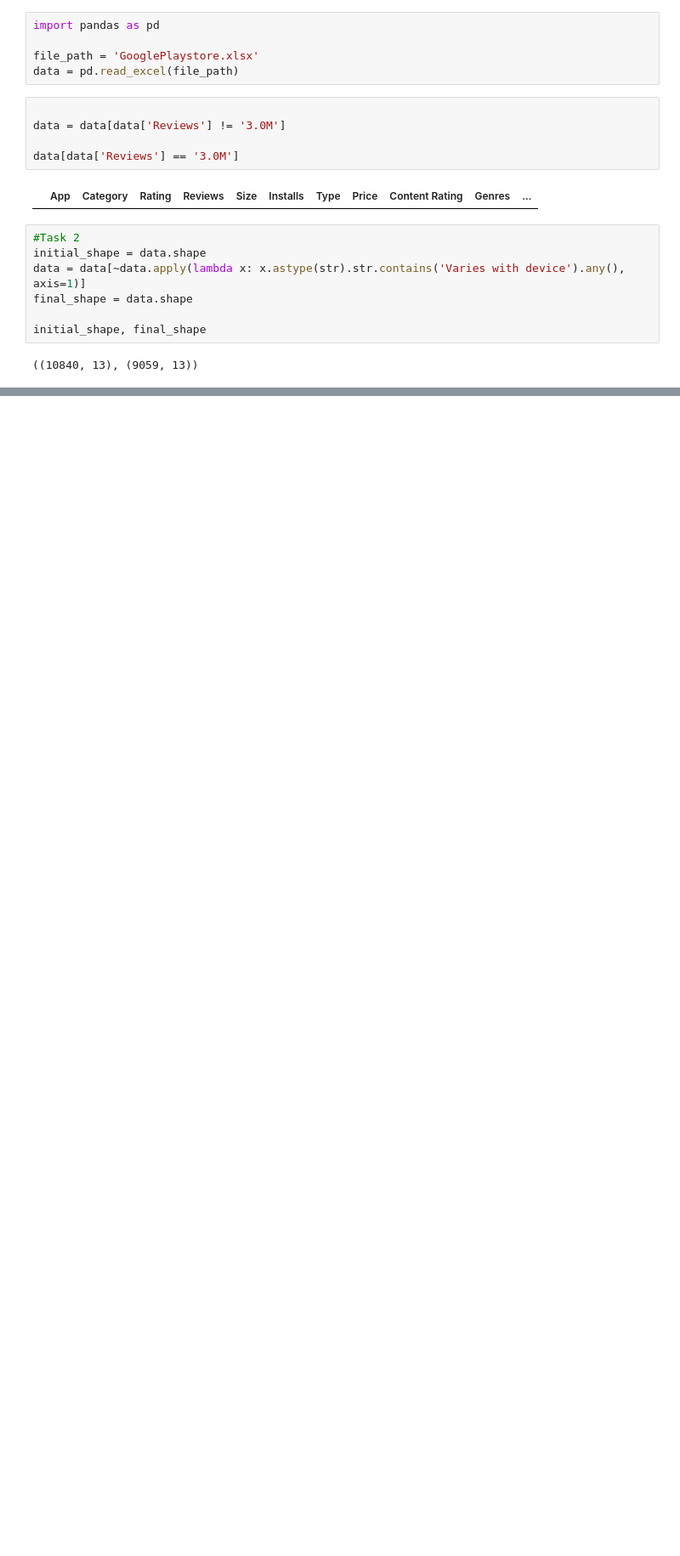
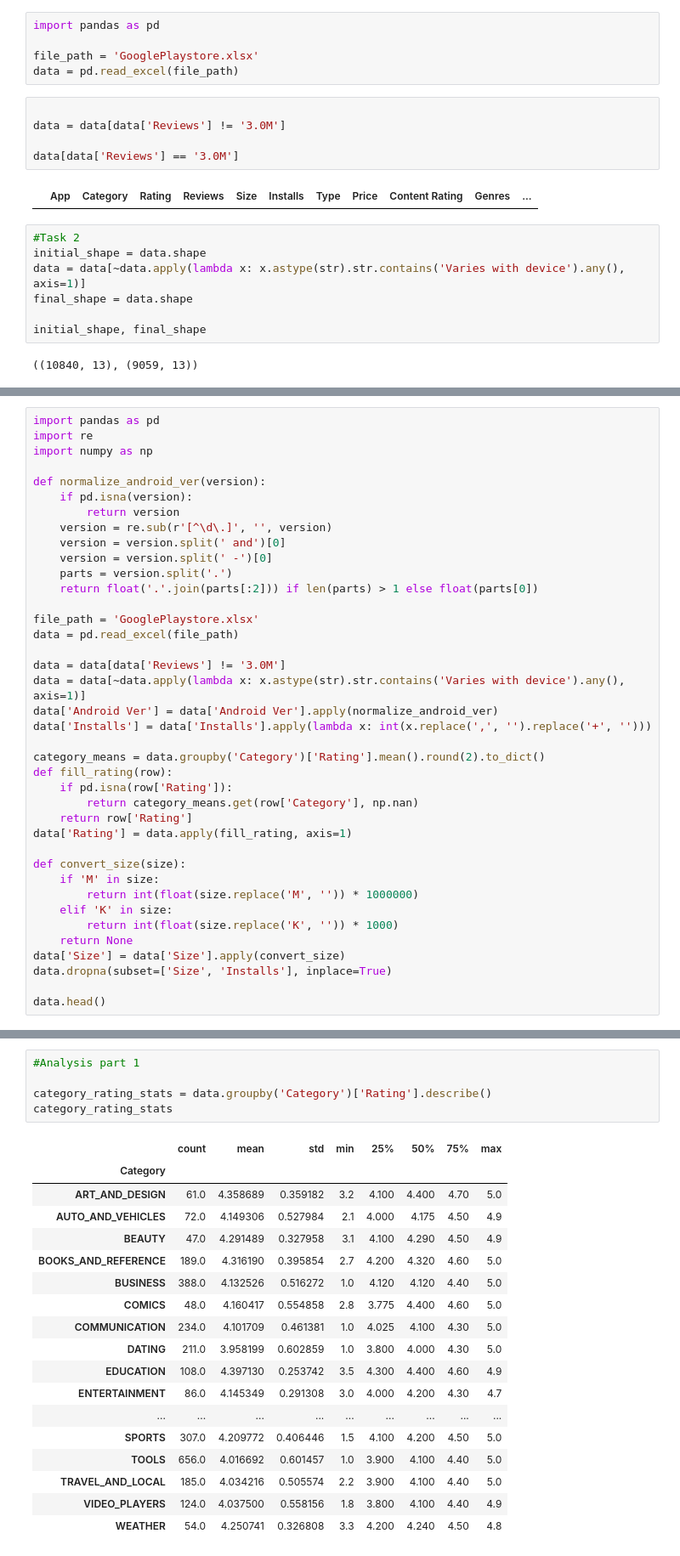
Before and after one commit to xoSaber/CS210, a Jupyter notebook: Problem3/google_apps.ipynb, the cells around one changed output, grey strips where cells are left out. Shown: that part at 85% size. Drawn from its saved outputs; the diff is of its cells as text; blank space fills up the shorter version.

```diff
--- a/Problem3/google_apps.ipynb
+++ b/Problem3/google_apps.ipynb
@@ -35,0 +24,39 @@ ValueError: could not convert string to float: '4.4W'
+# %%
+import pandas as pd
+import re
+import numpy as np
+
+def normalize_android_ver(version):
+    if pd.isna(version):
+        return version
+    version = re.sub(r'[^\d\.]', '', version)
+    version = version.split(' and')[0]
+    version = version.split(' -')[0]
+    parts = version.split('.')
+    return float('.'.join(parts[:2])) if len(parts) > 1 else float(parts[0])
+
+file_path = 'GooglePlaystore.xlsx'
+data = pd.read_excel(file_path)
+
+data = data[data['Reviews'] != '3.0M']
+data = data[~data.apply(lambda x: x.astype(str).str.contains('Varies with device').any(), axis=1)]
+data['Android Ver'] = data['Android Ver'].apply(normalize_android_ver)
+data['Installs'] = data['Installs'].apply(lambda x: int(x.replace(',', '').replace('+', '')))
+
+category_means = data.groupby('Category')['Rating'].mean().round(2).to_dict()
+def fill_rating(row):
+    if pd.isna(row['Rating']):
+        return category_means.get(row['Category'], np.nan)
+    return row['Rating']
+data['Rating'] = data.apply(fill_rating, axis=1)
+
+def convert_size(size):
+    if 'M' in size:
+        return int(float(size.replace('M', '')) * 1000000)
+    elif 'K' in size:
+        return int(float(size.replace('K', '')) * 1000)
+    return None
+data['Size'] = data['Size'].apply(convert_size)
+data.dropna(subset=['Size', 'Installs'], inplace=True)
+
+data.head()
@@ -35,0 +70,24 @@ ValueError: could not convert string to float: '4.4W'
+# %%
+#Analysis part 1
+
+category_rating_stats = data.groupby('Category')['Rating'].describe()
+category_rating_stats
+# %% [output]
+|  | count | mean | std | min | 25% | 50% | 75% | max |
+| Category |  |  |  |  |  |  |  |  |
+| ART_AND_DESIGN | 61.0 | 4.358689 | 0.359182 | 3.2 | 4.100 | 4.400 | 4.70 | 5.0 |
+| AUTO_AND_VEHICLES | 72.0 | 4.149306 | 0.527984 | 2.1 | 4.000 | 4.175 | 4.50 | 4.9 |
+| BEAUTY | 47.0 | 4.291489 | 0.327958 | 3.1 | 4.100 | 4.290 | 4.50 | 4.9 |
+| BOOKS_AND_REFERENCE | 189.0 | 4.316190 | 0.395854 | 2.7 | 4.200 | 4.320 | 4.60 | 5.0 |
+| BUSINESS | 388.0 | 4.132526 | 0.516272 | 1.0 | 4.120 | 4.120 | 4.40 | 5.0 |
+| COMICS | 48.0 | 4.160417 | 0.554858 | 2.8 | 3.775 | 4.400 | 4.60 | 5.0 |
+| COMMUNICATION | 234.0 | 4.101709 | 0.461381 | 1.0 | 4.025 | 4.100 | 4.30 | 5.0 |
+| DATING | 211.0 | 3.958199 | 0.602859 | 1.0 | 3.800 | 4.000 | 4.30 | 5.0 |
+| EDUCATION | 108.0 | 4.397130 | 0.253742 | 3.5 | 4.300 | 4.400 | 4.60 | 4.9 |
+| ENTERTAINMENT | 86.0 | 4.145349 | 0.291308 | 3.0 | 4.000 | 4.200 | 4.30 | 4.7 |
+| ... | ... | ... | ... | ... | ... | ... | ... | ... |
+| SPORTS | 307.0 | 4.209772 | 0.406446 | 1.5 | 4.100 | 4.200 | 4.50 | 5.0 |
+| TOOLS | 656.0 | 4.016692 | 0.601457 | 1.0 | 3.900 | 4.100 | 4.40 | 5.0 |
+| TRAVEL_AND_LOCAL | 185.0 | 4.034216 | 0.505574 | 2.2 | 3.900 | 4.100 | 4.40 | 5.0 |
+| VIDEO_PLAYERS | 124.0 | 4.037500 | 0.558156 | 1.8 | 3.800 | 4.100 | 4.40 | 4.9 |
+| WEATHER | 54.0 | 4.250741 | 0.326808 | 3.3 | 4.200 | 4.240 | 4.50 | 4.8 |
```
Also changed, not shown: parts of 9 cells of this notebook.
